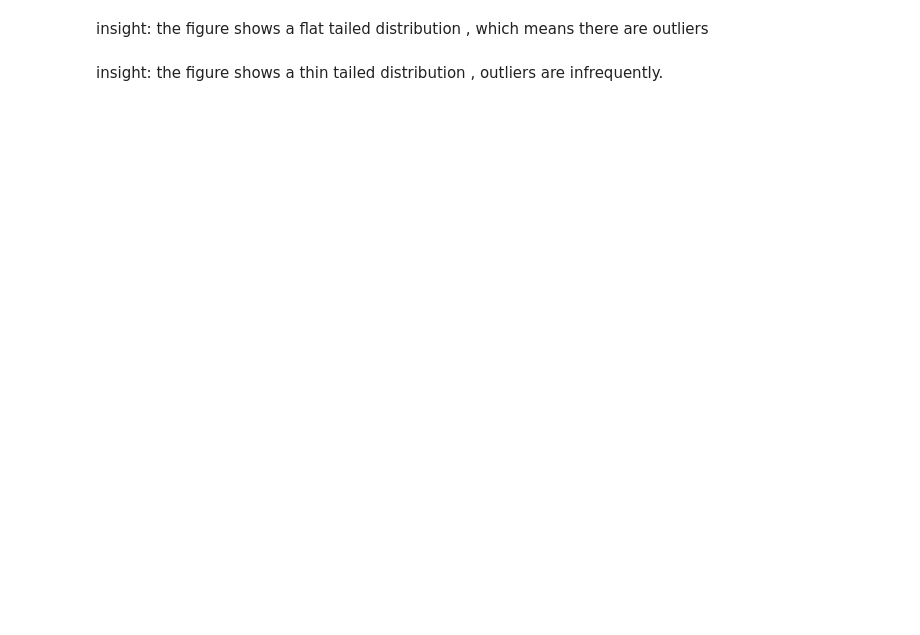
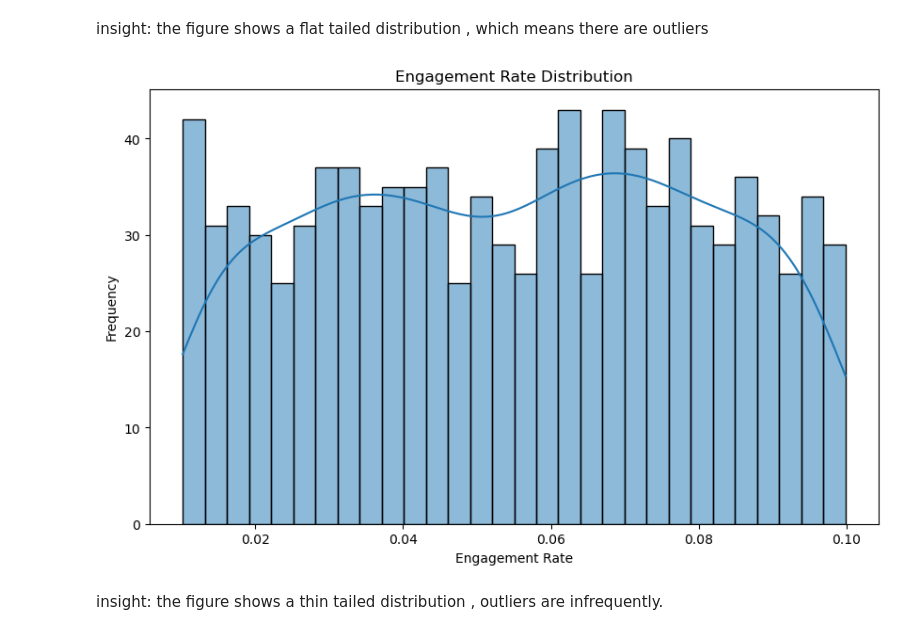
Before and after one commit to RebeccaMorolong/Ecommerce-Marketing-Forecast, a Jupyter notebook: websiteanalysis.ipynb, the cells around one changed output. Cells and saved outputs as stored; diff of their text form; code cells hidden in the pictures; blank space fills up the shorter version.

```diff
--- a/websiteanalysis.ipynb
+++ b/websiteanalysis.ipynb
@@ -129,12 +133,17 @@ plot_website_traffic(df)
 # %% [markdown]
 insight: the figure shows a flat tailed distribution , which means there are outliers
 # %%
-#histogram for engagement rate using plotly
+#histogram for engagement rate
 def plot_engagement_rate(df):
-    fig = px.histogram(df, x='engagement_rate', title='Engagement Rate Distribution')
-    fig.update_layout(xaxis_title='Engagement Rate', yaxis_title='Frequency')
-    fig.show()
+    plt.figure(figsize=(10, 6))
+    sns.histplot(df['engagement_rate'], bins=30, kde=True)
+    plt.title('Engagement Rate Distribution')
+    plt.xlabel('Engagement Rate')
+    plt.ylabel('Frequency')
+    plt.show()
 plot_engagement_rate(df)
+# %% [output]
+[figure, added]
 # %% [markdown]
 insight: the figure shows a thin tailed distribution , outliers are infrequently.
 # %%
```
Also changed, not shown: parts of 11 cells of this notebook.
